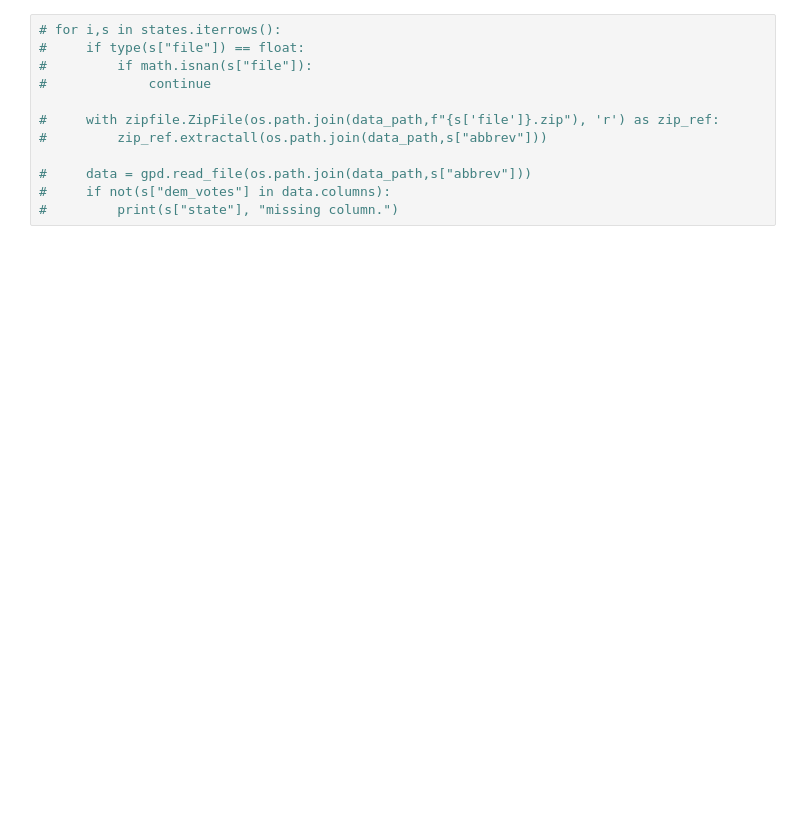
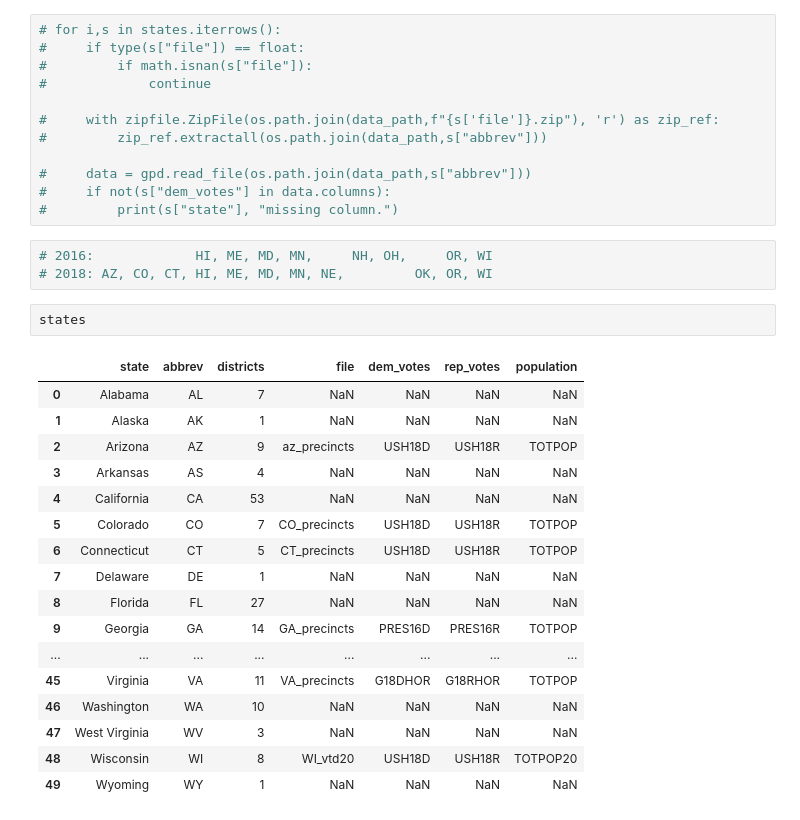
Before and after one commit to yagnesh7/clock-hand-redistricting, a Jupyter notebook: redistricting/state_loop.ipynb, the cells around one changed output. Saved outputs shown, nothing was run; the diff lists cells and outputs as text; blank space fills up the shorter version.

```diff
--- a/redistricting/state_loop.ipynb
+++ b/redistricting/state_loop.ipynb
@@ -55,4 +59,27 @@ states
 #     data = gpd.read_file(os.path.join(data_path,s["abbrev"]))
 #     if not(s["dem_votes"] in data.columns):
 #         print(s["state"], "missing column.")
+# %%
+# 2016:             HI, ME, MD, MN,     NH, OH,     OR, WI
+# 2018: AZ, CO, CT, HI, ME, MD, MN, NE,         OK, OR, WI
+# %%
+states
+# %% [output]
+|  | state | abbrev | districts | file | dem_votes | rep_votes | population |
+| 0 | Alabama | AL | 7 | NaN | NaN | NaN | NaN |
+| 1 | Alaska | AK | 1 | NaN | NaN | NaN | NaN |
+| 2 | Arizona | AZ | 9 | az_precincts | USH18D | USH18R | TOTPOP |
+| 3 | Arkansas | AS | 4 | NaN | NaN | NaN | NaN |
+| 4 | California | CA | 53 | NaN | NaN | NaN | NaN |
+| 5 | Colorado | CO | 7 | CO_precincts | USH18D | USH18R | TOTPOP |
+| 6 | Connecticut | CT | 5 | CT_precincts | USH18D | USH18R | TOTPOP |
+| 7 | Delaware | DE | 1 | NaN | NaN | NaN | NaN |
+| 8 | Florida | FL | 27 | NaN | NaN | NaN | NaN |
+| 9 | Georgia | GA | 14 | GA_precincts | PRES16D | PRES16R | TOTPOP |
+| ... | ... | ... | ... | ... | ... | ... | ... |
+| 45 | Virginia | VA | 11 | VA_precincts | G18DHOR | G18RHOR | TOTPOP |
+| 46 | Washington | WA | 10 | NaN | NaN | NaN | NaN |
+| 47 | West Virginia | WV | 3 | NaN | NaN | NaN | NaN |
+| 48 | Wisconsin | WI | 8 | WI_vtd20 | USH18D | USH18R | TOTPOP20 |
+| 49 | Wyoming | WY | 1 | NaN | NaN | NaN | NaN |
 # %%
```
Also changed, not shown: parts of 12 cells of this notebook, 8 other files.
